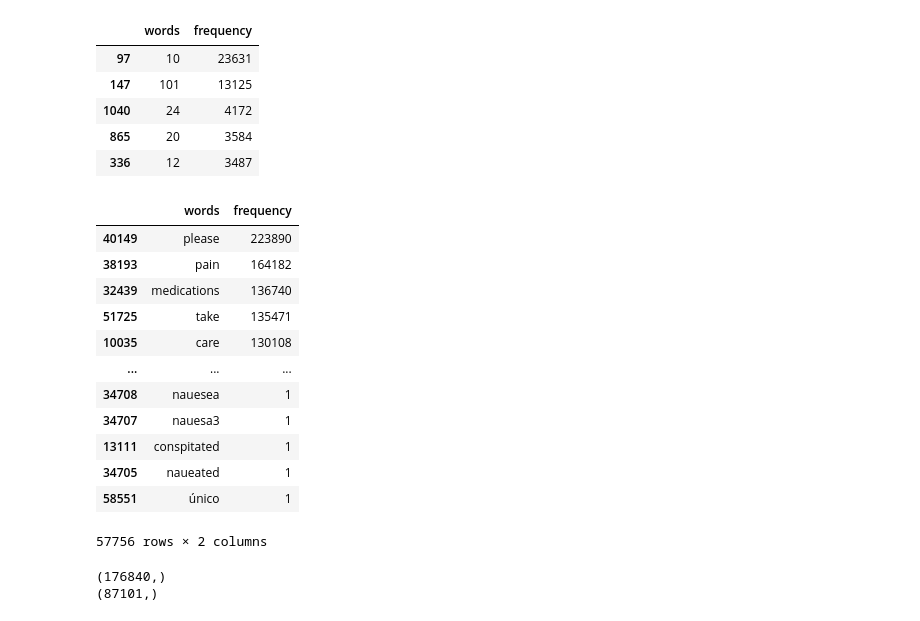
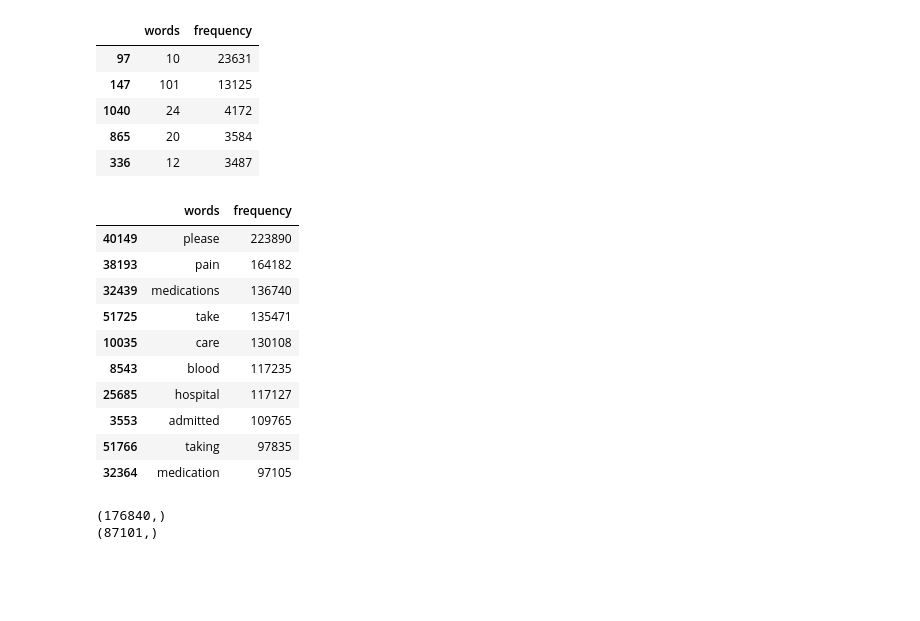
Before and after one commit to smitamisra/EHR_exploration, a Jupyter notebook: notebooks/toen_model_part3.ipynb, the cells around one changed output. Cells and saved outputs as stored; diff of their text form; code cells hidden in the pictures; blank space fills up the shorter version.

```diff
--- a/notebooks/toen_model_part3.ipynb
+++ b/notebooks/toen_model_part3.ipynb
@@ -974,24 +974,22 @@ word_counts.sort_values('frequency', ascending=False).head()
 # %%
 #Non numeric toekns in the discharge_instructions
 (word_counts[~word_counts['words'].str.isnumeric()].
- sort_values('frequency',ascending=False)
+ sort_values('frequency',ascending=False).head(10)
 )
 
 #there are 57756 non-numeric tokens
 # %% [output]
 |  | words | frequency |
 | 40149 | please | 223890 |
 | 38193 | pain | 164182 |
 | 32439 | medications | 136740 |
 | 51725 | take | 135471 |
 | 10035 | care | 130108 |
-| ... | ... | ... |
-| 34708 | nauesea | 1 |
-| 34707 | nauesa3 | 1 |
-| 13111 | conspitated | 1 |
-| 34705 | naueated | 1 |
-| 58551 | único | 1 |
+| 8543 | blood | 117235 |
+| 25685 | hospital | 117127 |
+| 3553 | admitted | 109765 |
+| 51766 | taking | 97835 |
+| 32364 | medication | 97105 |
-57756 rows × 2 columns
 # %%
 df4model['dis_instr_nonumber'] = (df4model['discharge_instruction'].str.replace('X', '')
  .str.replace('//', '')
```
Also changed, not shown: parts of 5 cells of this notebook, 1 other file.
